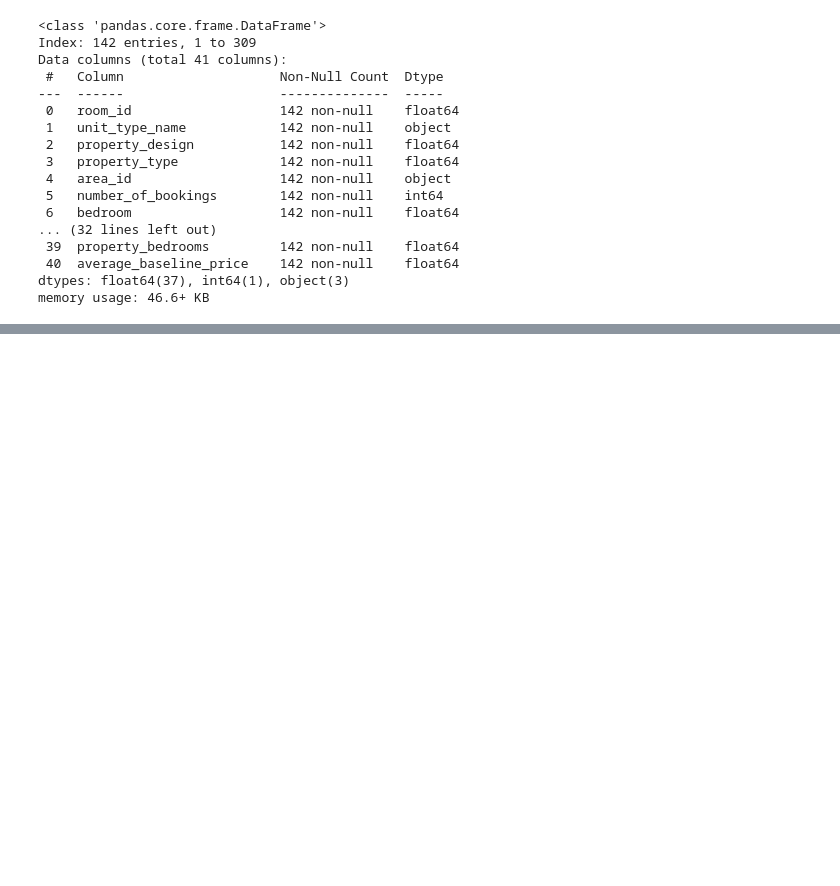
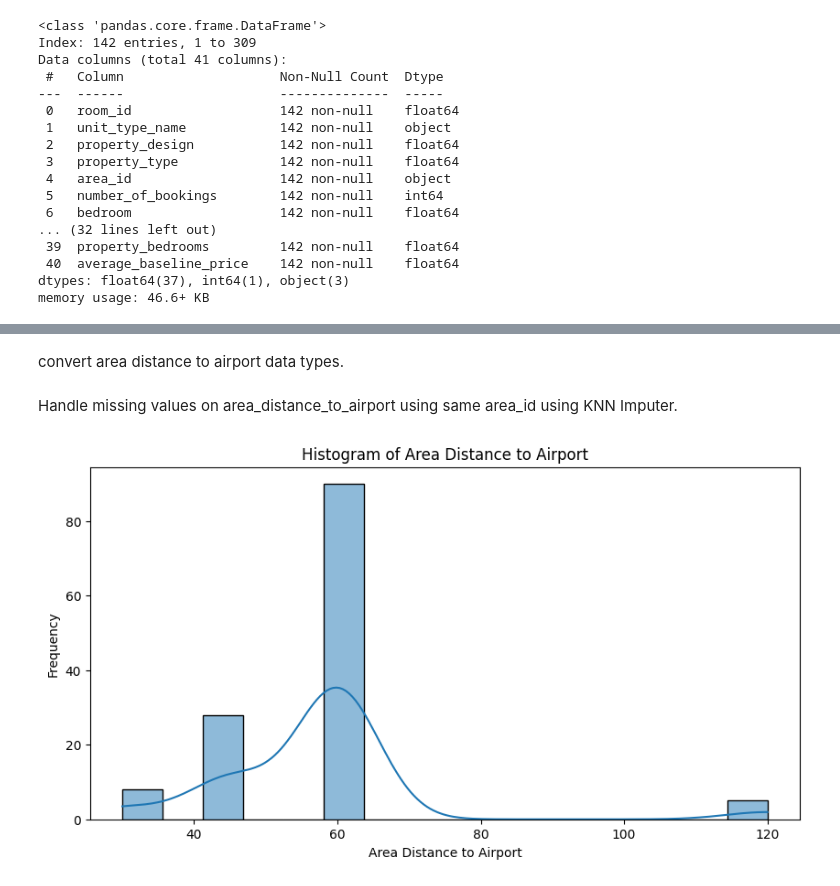
Before and after one commit to tristansuud/c241-rp03-bukitvista-room-pricing-ml, a Jupyter notebook: notebooks/cleaning/Latest/RoomBasePriceCleaning.ipynb, the cells around one changed output, grey strips where cells are left out. Cells and saved outputs as stored; diff of their text form; code cells hidden in the pictures; blank space fills up the shorter version.

```diff
--- a/notebooks/cleaning/Latest/RoomBasePriceCleaning.ipynb
+++ b/notebooks/cleaning/Latest/RoomBasePriceCleaning.ipynb
@@ -113,3 +126,34 @@ clean_data.describe()
 | 75% | 399751.500000 | 3.000000 | 4.000000 | 158.000000 | 1.000000 | 1.000000 | 1.000000 | 2.000000 | ... |
 | max | 472846.000000 | 5.000000 | 4.000000 | 674.000000 | 5.000000 | 5.000000 | 5.000000 | 9.000000 | ... |
 8 rows × 38 columns
+# %% [markdown]
+convert area distance to airport data types.
+# %%
+def convert_time_to_minutes(time_str):
+    if isinstance(time_str, str):
+        if 'minute' in time_str:
+            return float(time_str.split()[0])
+        elif 'hour' in time_str:
+            return float(time_str.split()[0]) * 60
+        else:
+            raise ValueError(f"Unknown time format: {time_str}")
+    elif isinstance(time_str, float) and np.isnan(time_str):
+        return np.nan
+    else:
+        raise TypeError(f"Expected string or NaN, got {type(time_str)}")
+# %%
+column = ["area_distance_to_airport"]
+for c in column:
+  clean_data[c] =  clean_data[c].apply(convert_time_to_minutes).astype('float64')
+# %% [markdown]
+Handle missing values on area_distance_to_airport using same area_id using KNN Imputer.
+# %%
+# Histogram
+plt.figure(figsize=(10, 5))
+sns.histplot(clean_data['area_distance_to_airport'], kde=True)
+plt.xlabel('Area Distance to Airport')
+plt.ylabel('Frequency')
+plt.title('Histogram of Area Distance to Airport')
+plt.show()
+# %% [output]
+[figure, added]
```
Also changed, not shown: parts of 20 cells of this notebook.
